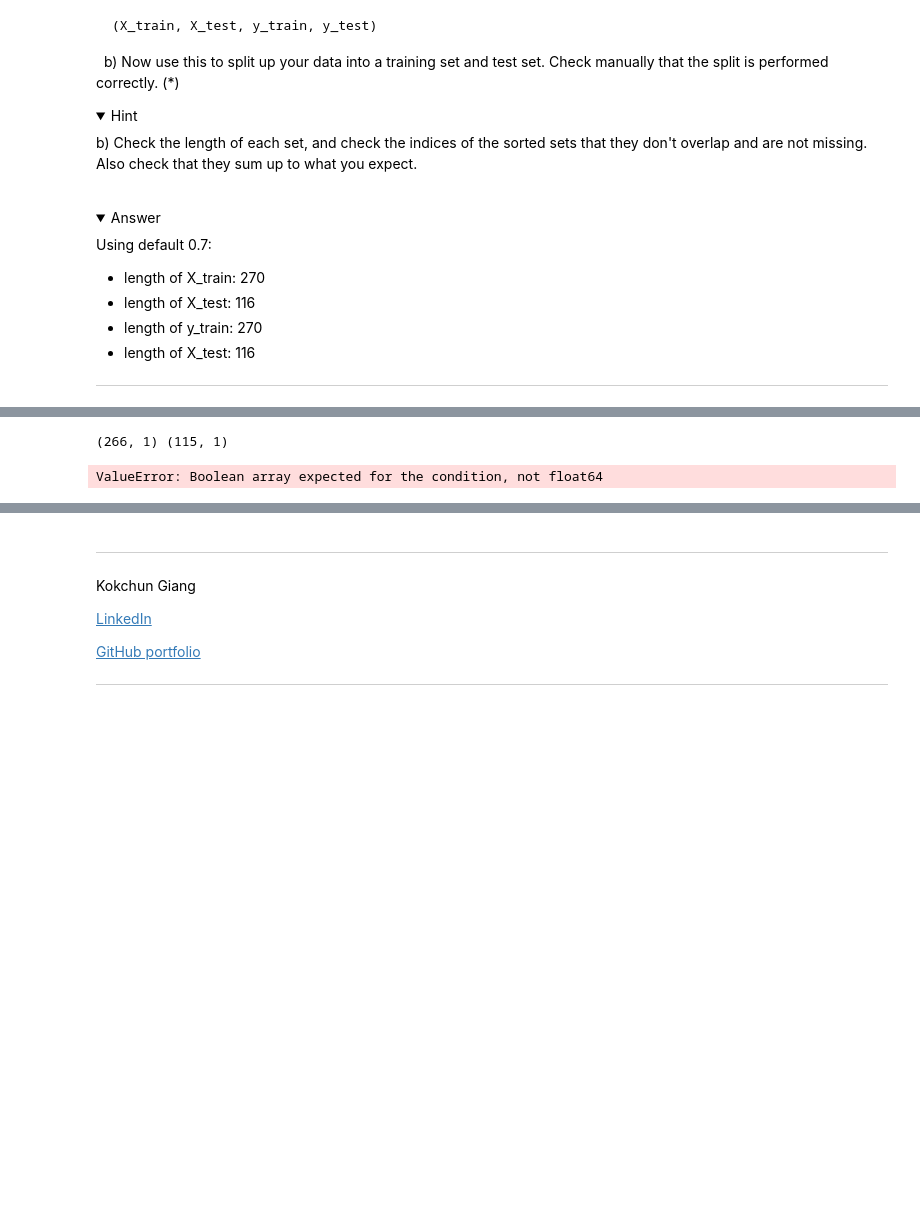
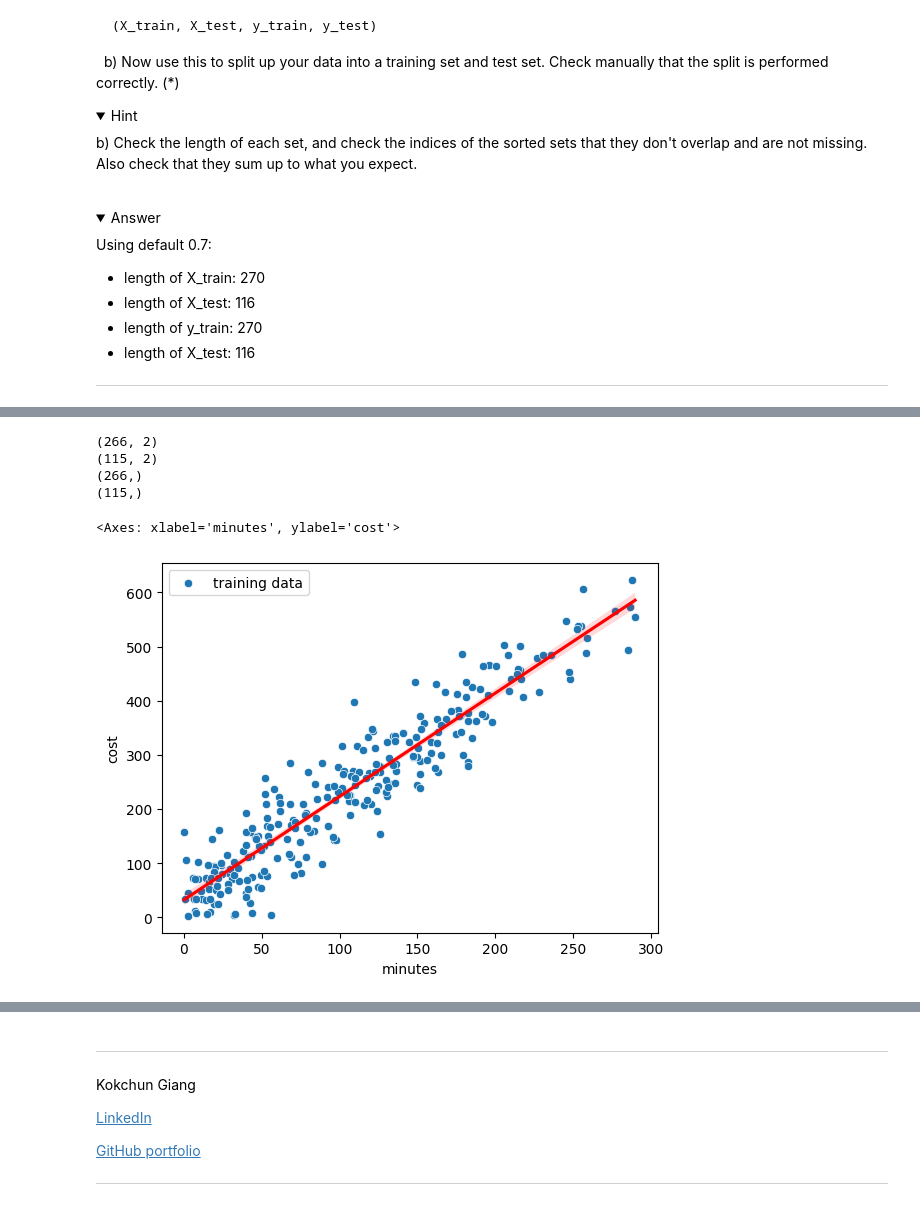
Before and after one commit to nabil0n/MachineLearning-Isak-Andersson, a Jupyter notebook: Exercises/E00_linear_regression.ipynb, the cells around one changed output, grey strips where cells are left out. Saved outputs shown, nothing was run; the diff lists cells and outputs as text; code cells hidden in the pictures; folded sections open; blank space fills up the shorter version.

Commit message:
more regression and depression

```diff
--- a/Exercises/E00_linear_regression.ipynb
+++ b/Exercises/E00_linear_regression.ipynb
@@ -106,7 +106,7 @@ ax.set(xlabel='minutes', ylabel='cost')
 # %%
 # b)
 df = pd.DataFrame({'minutes': abs_x_values, 'cost': y_values})
-df = df[(df['minutes'] >= 0) & (df['minutes'] <= 300) & (df['cost'] >= 0)]
+df = df[(df['minutes'] > 0) & (df['minutes'] < 300) & (df['cost'] > 0)]
 
 ax = sns.scatterplot(x="minutes", y="cost", data=df)
 sns.lineplot(data=df, x=df["minutes"], y=df["minutes"]*2+25, color='red')
@@ -170,21 +188,23 @@ Using default 0.7:
 # %%
 # a)
-def train_test_split(dfX, dfY, train_fraction=0.7, random_state=42, replace=False):
+def train_test_split(df, train_fraction=0.7, random_state=42, replace=False):
     np.random.seed(random_state)
 
-    if len(dfX) != len(dfY):
-        raise ValueError('dfX and dfY must have the same length')
+    frac = train_fraction * len(df)
 
-    frac = train_fraction * len(dfX)
+    train = df.sample(n=int(frac), random_state=random_state, replace=replace)
+    test = df.drop(train.index)
+    # print(train.shape, test.shape)
 
-    train = dfX.sample(n=int(frac), random_state=random_state, replace=replace)
-    test = dfX.drop(train.index)
-    print(train.shape, test.shape)
-
-    X_train, y_train = train.drop(dfX, axis = "columns"), train[dfX] # Här blire fel. Börja om nästa gång du sitter med detta tror jag.
-    X_test, y_test = test.drop(dfX, axis = "columns"), test[dfX]
+    X_train, y_train = train.drop("cost", axis = "columns"), train["cost"]
+    X_test, y_test = test.drop("cost", axis = "columns"), test["cost"]
 
     X_train.insert(0, "Intercept", 1)
     X_test.insert(0, "Intercept", 1)
 
-    return tuple(X_train, X_test, y_train, y_test)
+    for dataset in [X_train, X_test, y_train, y_test]:
+        print(dataset.shape)
+
+    return X_train, y_train, X_test, y_test
+
+train_test_split(df)
@@ -191,8 +233,3 @@ def train_test_split(dfX, dfY, train_fraction=0.7, random_state=42, replace=Fals
-# %%
-train_test_split(df[['minutes']], df['cost'])
-# %% [output]
-(266, 1) (115, 1)
-ValueError: Boolean array expected for the condition, not float64
 # %% [markdown]
 ## 2. Simple linear regression with normal equation (*)
 
@@ -218,6 +255,18 @@ It is important to keep track of the shapes of the vectors, matrices in order fo
 </details>
 
 ---
+# %%
+x_train, y_train, x_test, y_test = train_test_split(df)
+
+sns.scatterplot(x=x_train["minutes"], y=y_train, label='training data')
+sns.regplot(x=x_train["minutes"], y=y_train, scatter=False, label='regression line', color='red')
+# %% [output]
+(266, 2)
+(115, 2)
+(266,)
+(115,)
+<Axes: xlabel='minutes', ylabel='cost'>
+[figure, added]
 # %% [markdown]
 ## 3. Prediction and evaluation (*)
 
```
Also changed, not shown: parts of 4 cells of this notebook, 3 other files.
